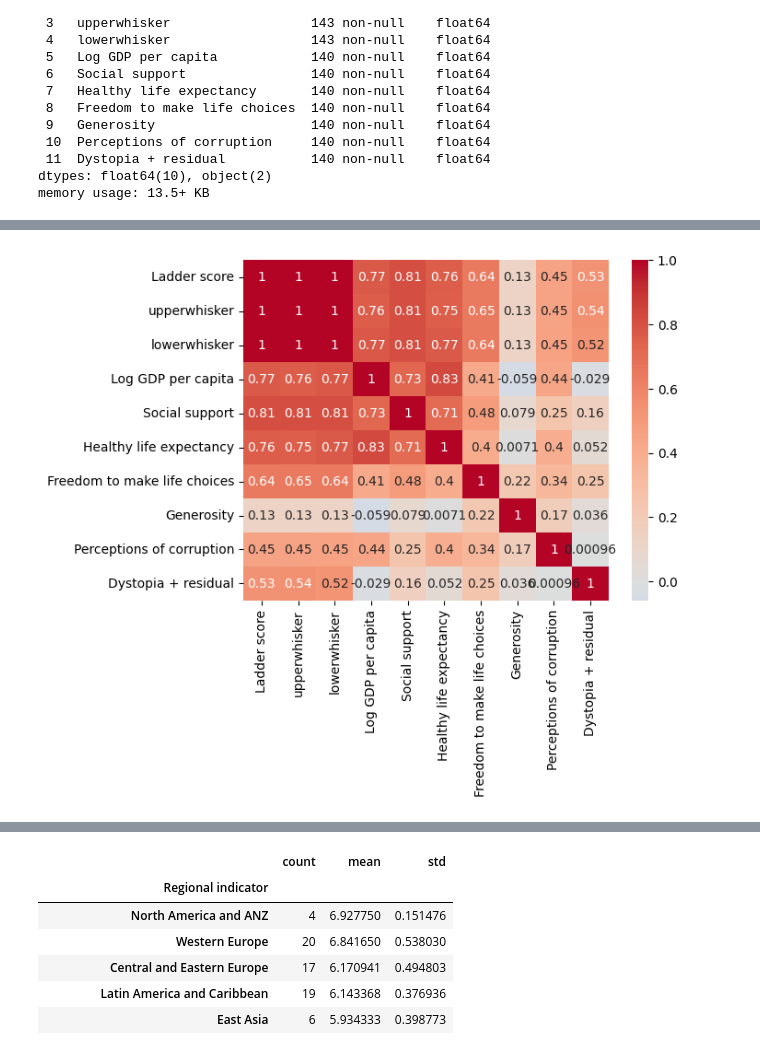
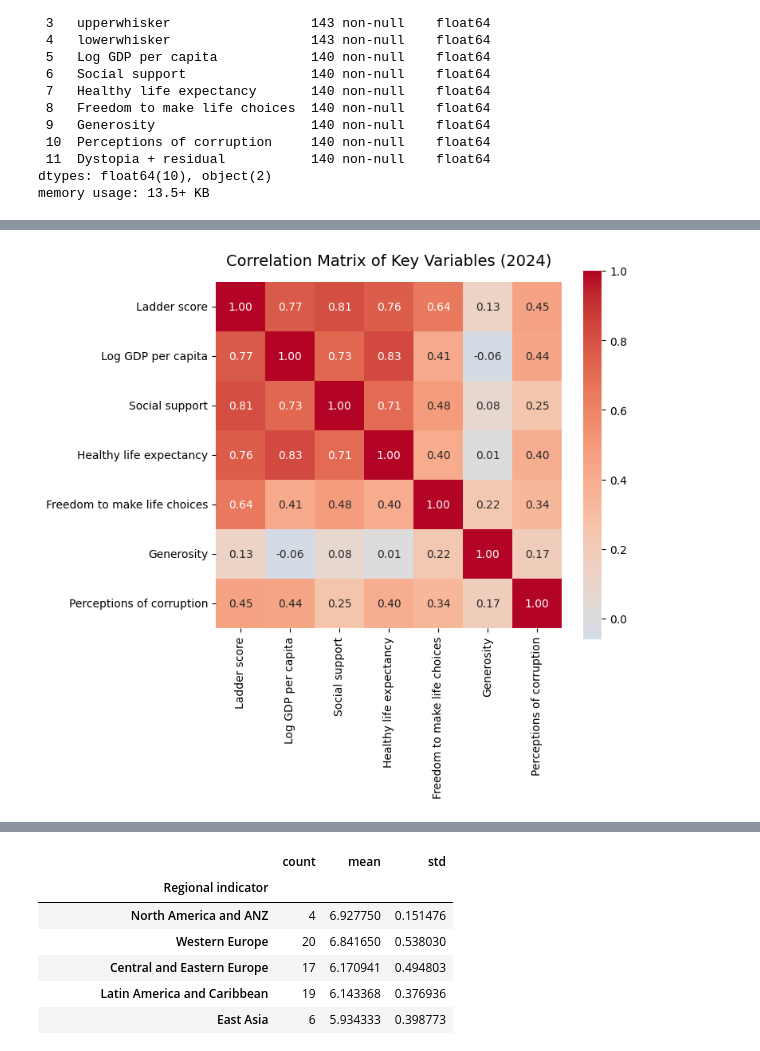
Before and after one commit to CNSM97/portfolio_project, a Jupyter notebook: notebooks/01_exploration.ipynb, the cells around one changed output, grey strips where cells are left out. Saved outputs shown, nothing was run; the diff lists cells and outputs as text; code cells hidden in the pictures.

```diff
--- a/notebooks/01_exploration.ipynb
+++ b/notebooks/01_exploration.ipynb
@@ -608,4 +591,0 @@ Exploration: Current Data 2024
-# %%
-df_2024 = pd.read_csv("/".join(["../data/raw/", dataset_name, files[0]]))
-print('Data 2024:')
-display(df_2024.head())
@@ -668,4 +746,20 @@ np.int64(0)
 # %%
-sns.heatmap(df_2024.corr(numeric_only=True), annot=True, cmap="coolwarm", center=0);
+# Select relevant columns
+corr_cols = [
+    'Ladder score',
+    'Log GDP per capita',
+    'Social support',
+    'Healthy life expectancy',
+    'Freedom to make life choices',
+    'Generosity',
+    'Perceptions of corruption'
+]
+
+corr_matrix = df_2024[corr_cols].corr()
+
+plt.figure(figsize=(7, 6))
+sns.heatmap(corr_matrix, annot=True, cmap='coolwarm', center=0, fmt='.2f', square=True)
+plt.title('Correlation Matrix of Key Variables (2024)', fontsize=14, pad=15)
+plt.show()
 # %% [output]
-[figure, old version]
+[figure, new version]
```
Also changed, not shown: parts of 28 cells of this notebook.
